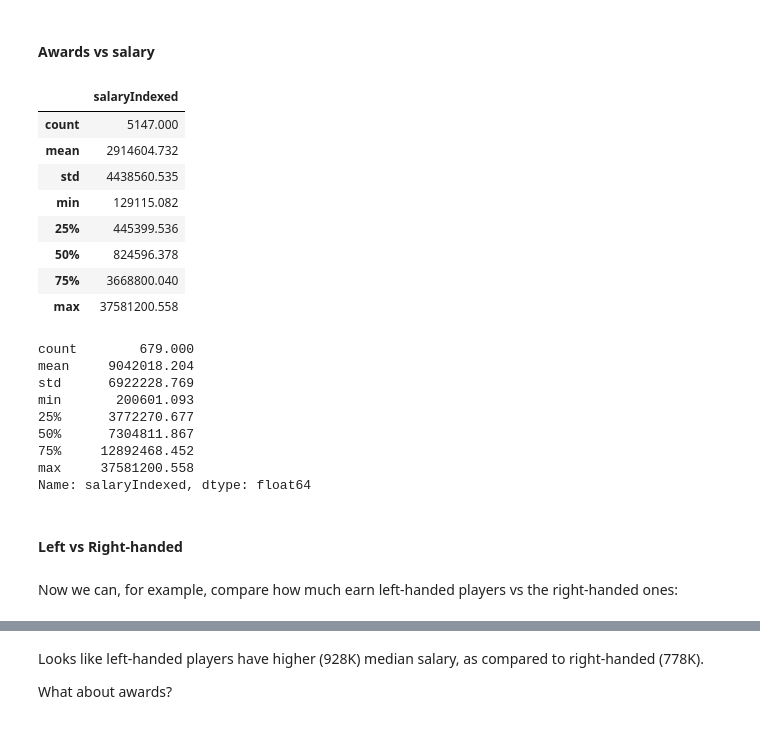
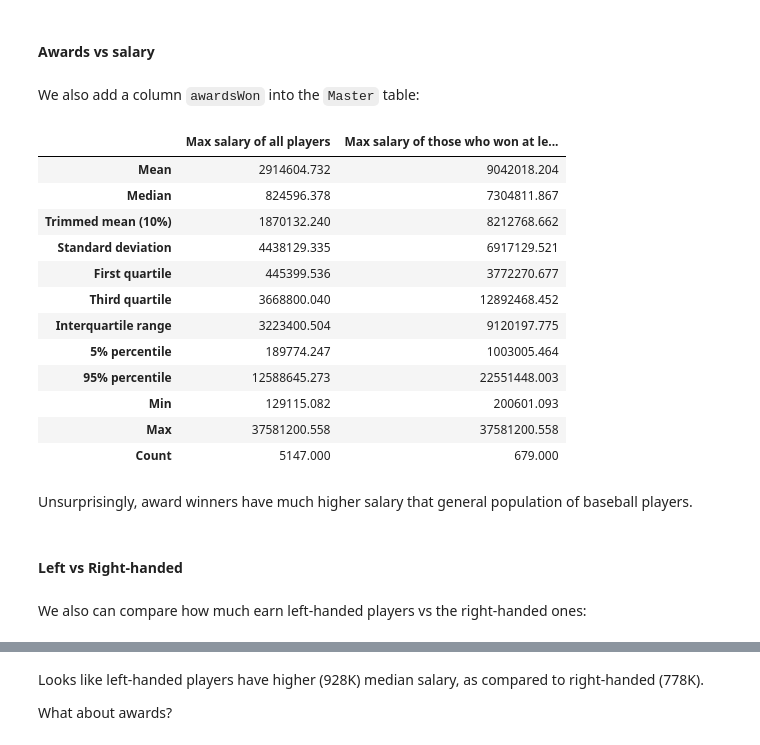
Before and after one commit to rshest/data-analyst-projects, a Jupyter notebook: p2.investigate-a-dataset/p2.investigate-a-dataset.ipynb, the cells around one changed output, grey strips where cells are left out. Cells and saved outputs as stored; diff of their text form; code cells hidden in the pictures.

Commit message:
feat: Awards etc.

```diff
--- a/p2.investigate-a-dataset/p2.investigate-a-dataset.ipynb
+++ b/p2.investigate-a-dataset/p2.investigate-a-dataset.ipynb
@@ -568,37 +568,60 @@ max_salary = SALARIES[['playerID', 'salaryIndexed']]\
 MASTER = MASTER.merge(max_salary, on='playerID', how='left')
 # %% [markdown]
 #### Awards vs salary
+# %% [markdown]
+We also add a column `awardsWon` into the `Master` table:
 # %%
 awards = tables['AwardsPlayers'][['playerID', 'awardID']].groupby(by='playerID')\
     .size().to_frame().reset_index().rename(columns={0: 'awardsWon'})
 # %%
 MASTER = MASTER.merge(awards, on='playerID', how='left')
+MASTER['awardsWon'].fillna(0, inplace=True)
-# %%
-disp.display(MASTER[['salaryIndexed']].describe())
-disp.display(MASTER[['awardsWon', 'salaryIndexed']]['salaryIndexed'].describe())
-# %% [output]
-|  | salaryIndexed |
-| count | 5147.000 |
-| mean | 2914604.732 |
-| std | 4438560.535 |
-| min | 129115.082 |
-| 25% | 445399.536 |
-| 50% | 824596.378 |
-| 75% | 3668800.040 |
-| max | 37581200.558 |
-count        679.000
-mean     9042018.204
-std      6922228.769
-min       200601.093
-25%      3772270.677
-50%      7304811.867
-75%     12892468.452
-max     37581200.558
-Name: salaryIndexed, dtype: float64
+# %%
+STATS = [
+    # central tendency:
+    ['Mean', np.mean], ['Median', np.median], ['Trimmed mean (10%)', lambda x: stats.trim_mean(x, .1)],
+    # variability:
+    ['Standard deviation', np.std],
+    ['First quartile', np.percentile, 25], ['Third quartile', np.percentile, 75],
+    ['Interquartile range', lambda x: np.percentile(x, 75) - np.percentile(x, 25)],
+    ['5% percentile', np.percentile, 5], ['95% percentile', np.percentile, 95],
+    # other:
+    ['Min', np.amin], ['Max', np.amax], ['Count', len]]
+
+def gather_stats(col):
+    return [desc[1](col.dropna(), *desc[2:]) for desc in STATS]
+
+def display_stats(series_dict):
+    df = pd.DataFrame(list(map(gather_stats, series_dict.values())),
+             index = series_dict.keys(), columns = [x[0] for x in STATS])
+    disp.display(df.T)
+# %%
+display_stats({
+    'Max salary of those who won at least one award:':
+    MASTER[award_winners]['salaryIndexed'],
+    'Max salary of all players':
+    MASTER['salaryIndexed']
+})
+# %% [output]
+|  | Max salary of all players | Max salary of those who won at le... |
+| Mean | 2914604.732 | 9042018.204 |
+| Median | 824596.378 | 7304811.867 |
+| Trimmed mean (10%) | 1870132.240 | 8212768.662 |
+| Standard deviation | 4438129.335 | 6917129.521 |
+| First quartile | 445399.536 | 3772270.677 |
+| Third quartile | 3668800.040 | 12892468.452 |
+| Interquartile range | 3223400.504 | 9120197.775 |
+| 5% percentile | 189774.247 | 1003005.464 |
+| 95% percentile | 12588645.273 | 22551448.003 |
+| Min | 129115.082 | 200601.093 |
+| Max | 37581200.558 | 37581200.558 |
+| Count | 5147.000 | 679.000 |
+# %% [markdown]
+Unsurprisingly, award winners have much higher salary that general population of baseball players.
 # %% [markdown]
 #### Left vs Right-handed
 # %% [markdown]
-Now we can, for example, compare how much earn left-handed players vs the right-handed ones:
+We also can compare how much earn left-handed players vs the right-handed ones:
 # %%
 use_left_hand = (MASTER['bats'] != 'R') | (MASTER['throws'] != 'R')
 
```
Also changed, not shown: parts of 6 cells of this notebook.
